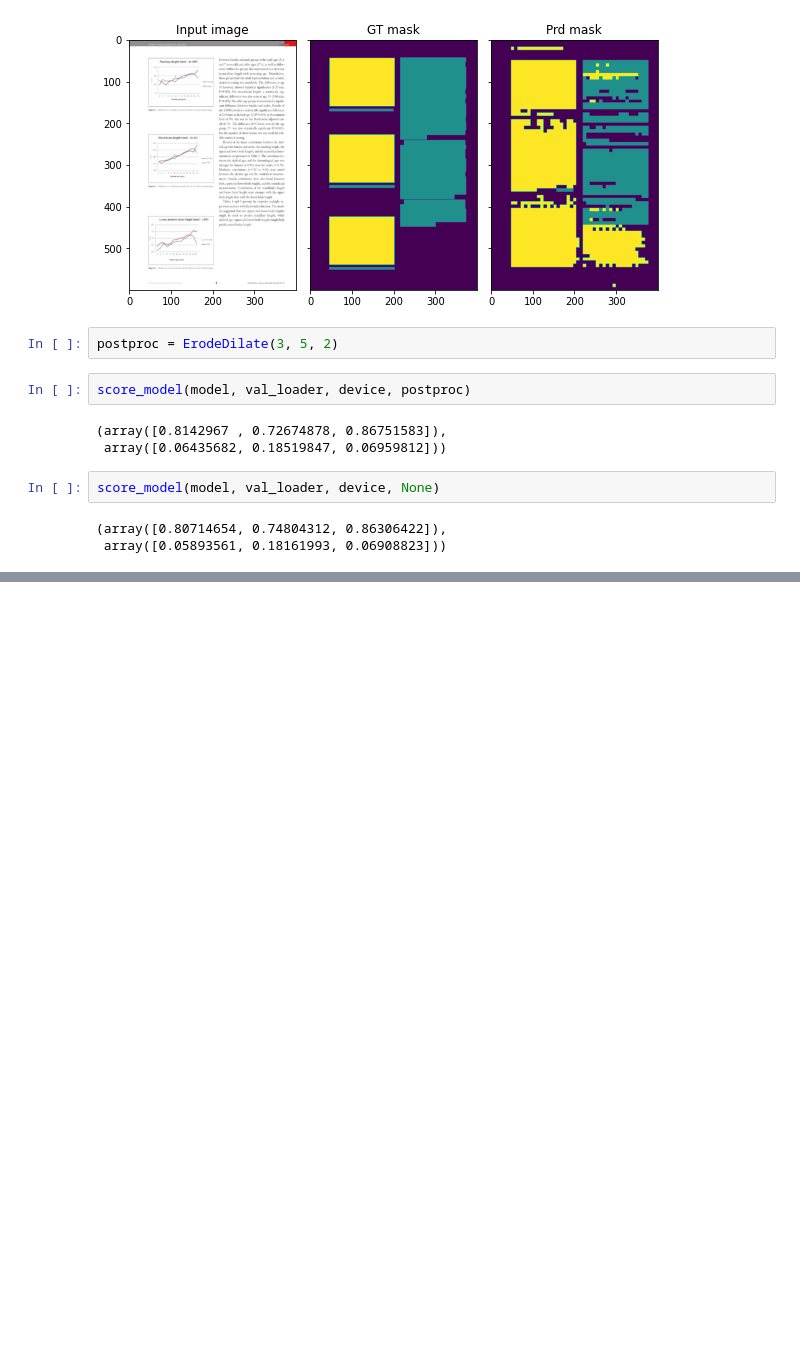
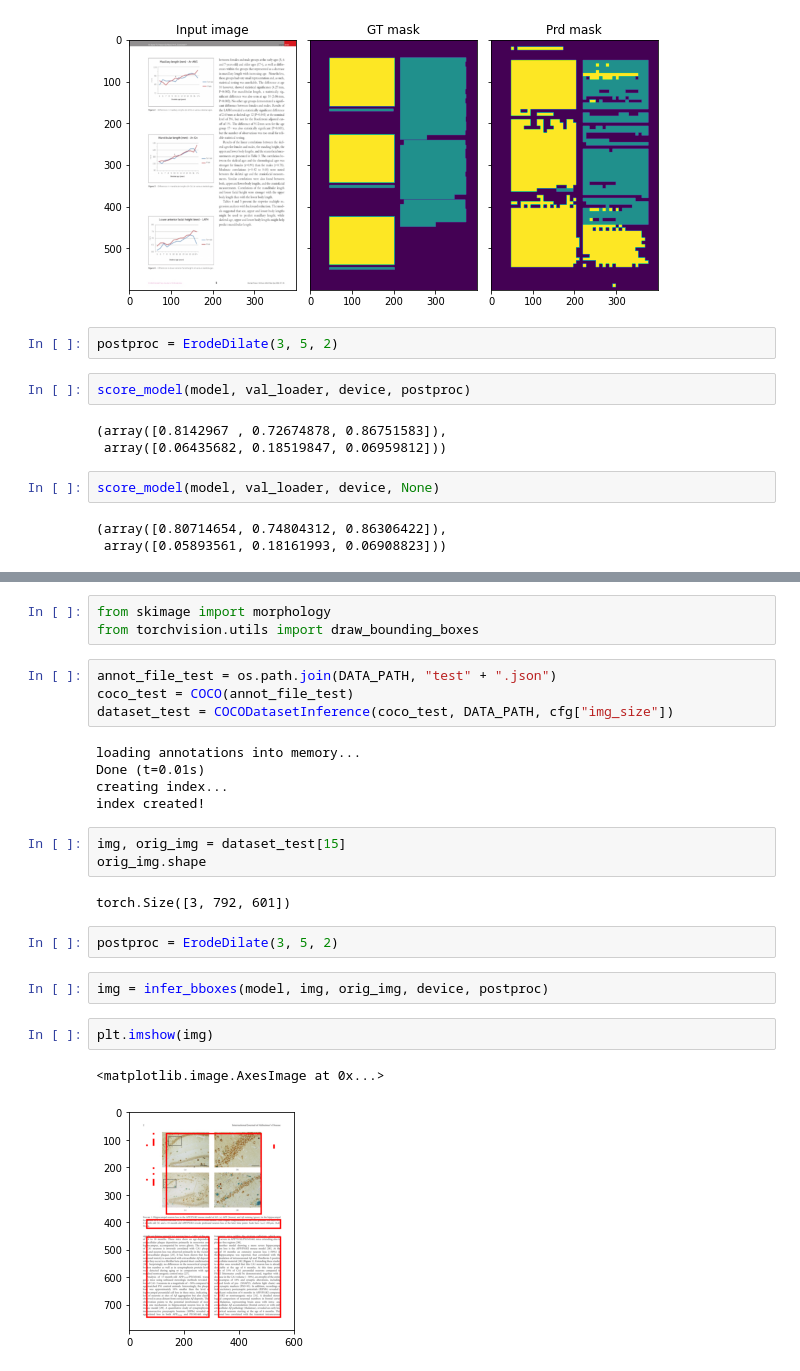
Before and after one commit to kumgleb/OCR_doc_layout, a Jupyter notebook: train.ipynb, the cells around one changed output, grey strips where cells are left out. Saved outputs shown, nothing was run; the diff lists cells and outputs as text; blank space fills up the shorter version.

Commit message:
bbox inference

```diff
--- a/train.ipynb
+++ b/train.ipynb
@@ -147,0 +165,26 @@ score_model(model, val_loader, device, None)
+# %%
+from skimage import morphology
+from torchvision.utils import draw_bounding_boxes
+# %%
+annot_file_test = os.path.join(DATA_PATH, "test" + ".json")
+coco_test = COCO(annot_file_test)
+dataset_test = COCODatasetInference(coco_test, DATA_PATH, cfg["img_size"])
+# %% [output]
+loading annotations into memory...
+Done (t=0.01s)
+creating index...
+index created!
+# %%
+img, orig_img = dataset_test[15]
+orig_img.shape
+# %% [output]
+torch.Size([3, 792, 601])
+# %%
+postproc = ErodeDilate(3, 5, 2)
+# %%
+img = infer_bboxes(model, img, orig_img, device, postproc)
+# %%
+plt.imshow(img)
+# %% [output]
+<matplotlib.image.AxesImage at 0x...>
+[figure, added]
```
Also changed, not shown: parts of 4 cells of this notebook, 3 other files.
